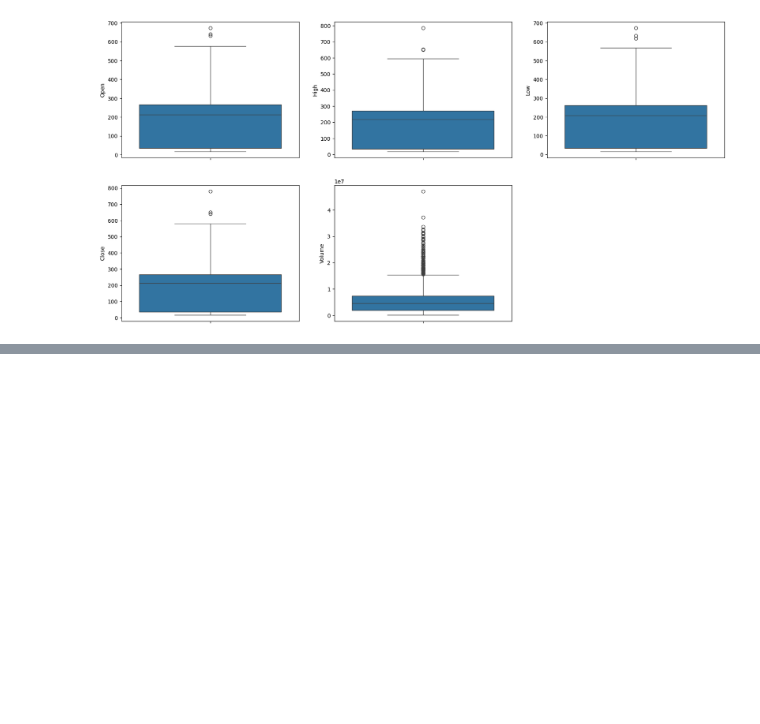
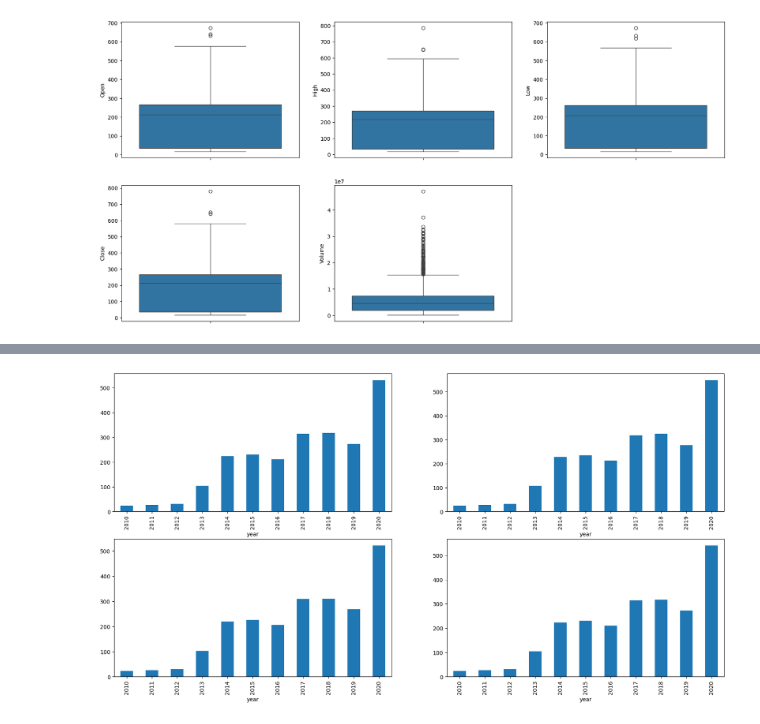
Before and after one commit to Priya-gawhane/Machine-learning-prediction-Models-Projects, a Jupyter notebook: Stock_price_prediction.ipynb, the cells around one changed output, grey strips where cells are left out. Cells and saved outputs as stored; diff of their text form; code cells hidden in the pictures; blank space fills up the shorter version.

```diff
--- a/Stock_price_prediction.ipynb
+++ b/Stock_price_prediction.ipynb
@@ -135,0 +154,3 @@ stock_data['year'] = pd.to_datetime(splitted[0]).dt.year
+# %%
+stock_data['is_quarter_end'] = np.where(stock_data['month']%3==0,1,0)
+stock_data.head()
@@ -135,0 +164,10 @@ stock_data['year'] = pd.to_datetime(splitted[0]).dt.year
+# %%
+data_grouped = stock_data.groupby('year').mean()
+plt.subplots(figsize=(20,10))
+
+for i, col in enumerate(['Open', 'High', 'Low', 'Close']):
+  plt.subplot(2,2,i+1)
+  data_grouped[col].plot.bar()
+plt.show()
+# %% [output]
+[figure, added]
```
Also changed, not shown: parts of 21 cells of this notebook.
